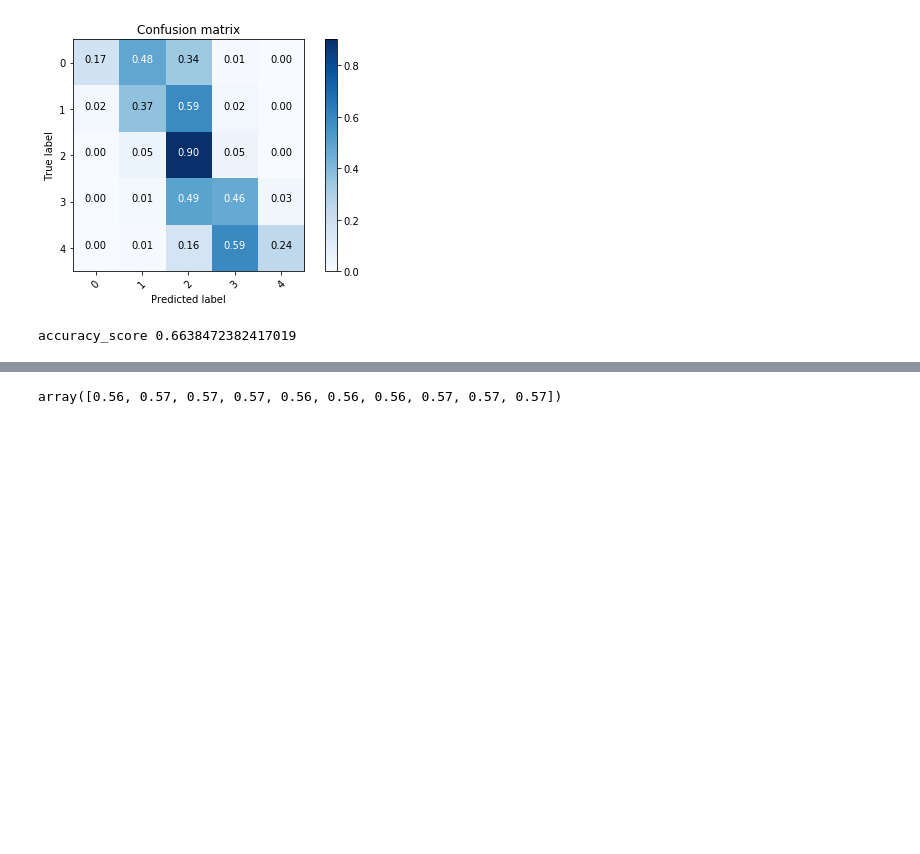
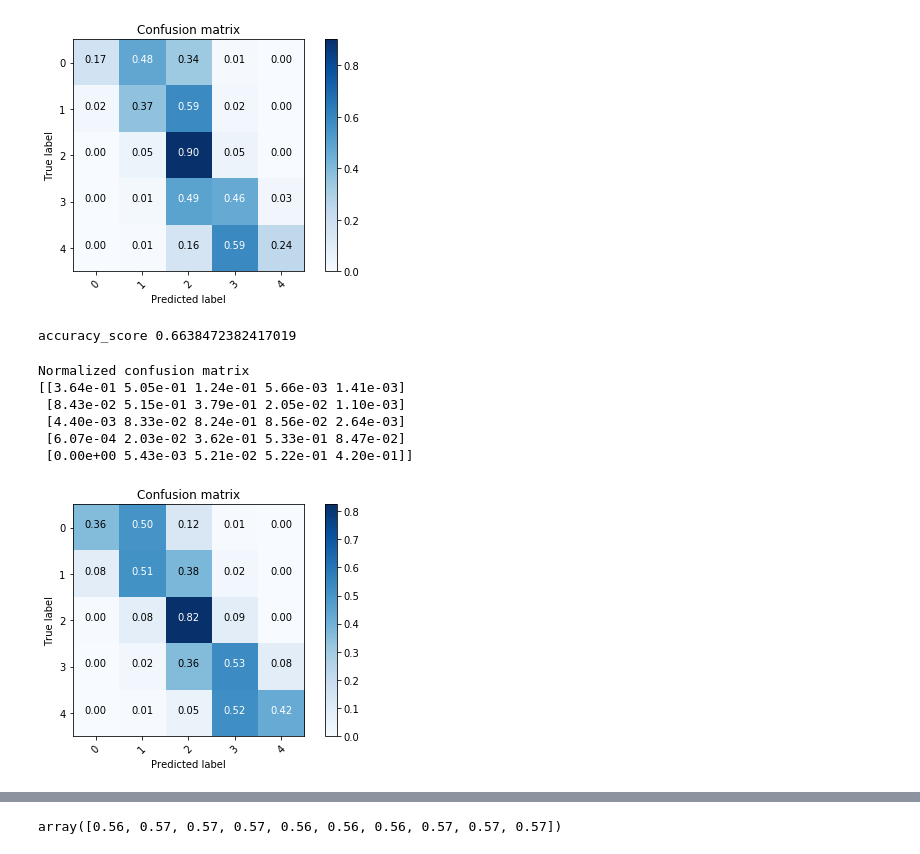
Before and after one commit to hanlin-zhang/COMP562-Final-Project, a Jupyter notebook: Reporting.ipynb, the cells around one changed output, grey strips where cells are left out. Saved outputs shown, nothing was run; the diff lists cells and outputs as text; code cells hidden in the pictures; blank space fills up the shorter version.

```diff
--- a/Reporting.ipynb
+++ b/Reporting.ipynb
@@ -159,4 +159,17 @@ pred_res2.to_csv('pred_res2.csv',index = False)
 # %% [output]
 accuracy_score 0.6638472382417019
+# %%
+cm = confusion_matrix(y_test, predictions2)
+np.set_printoptions(precision=2)
+plot_confusion_matrix(cm, normalize=True,classes=[0, 1,2,3,4],
+                      title='Confusion matrix')
+# %% [output]
+Normalized confusion matrix
+[[3.64e-01 5.05e-01 1.24e-01 5.66e-03 1.41e-03]
+ [8.43e-02 5.15e-01 3.79e-01 2.05e-02 1.10e-03]
+ [4.40e-03 8.33e-02 8.24e-01 8.56e-02 2.64e-03]
+ [6.07e-04 2.03e-02 3.62e-01 5.33e-01 8.47e-02]
+ [0.00e+00 5.43e-03 5.21e-02 5.22e-01 4.20e-01]]
+[figure, added]
 # %%
 # Set the parameters by cross-validation
```
Also changed, not shown: parts of 5 cells of this notebook.
